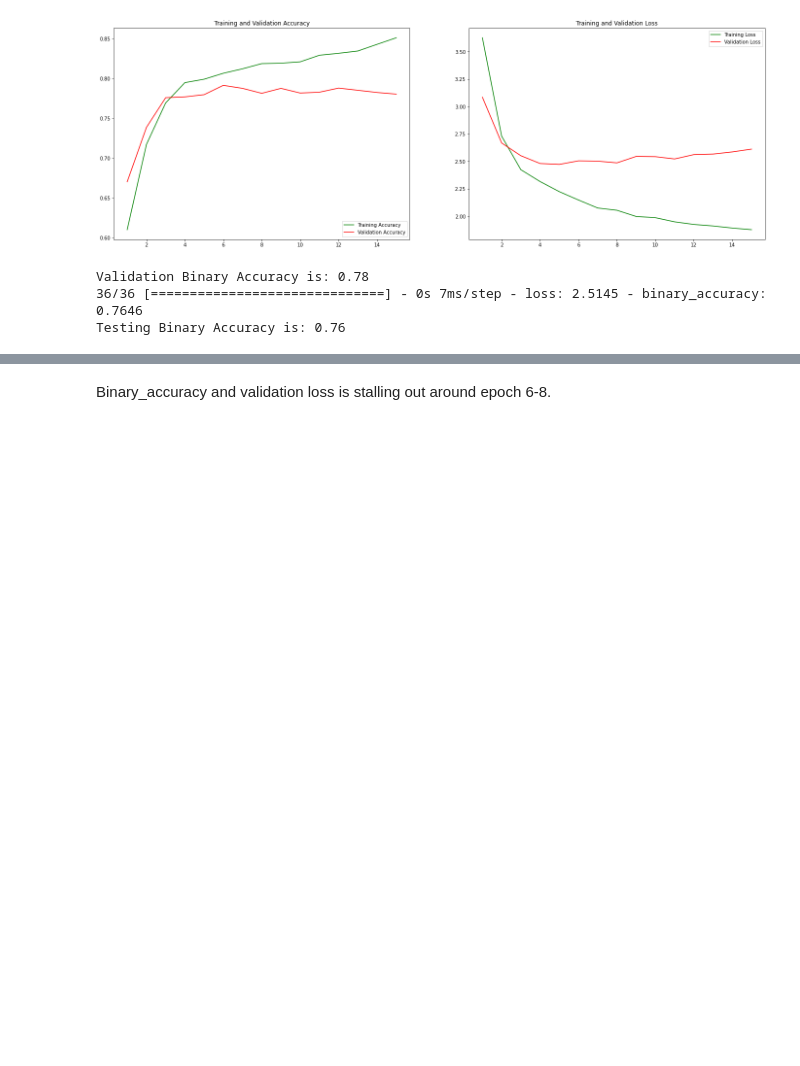
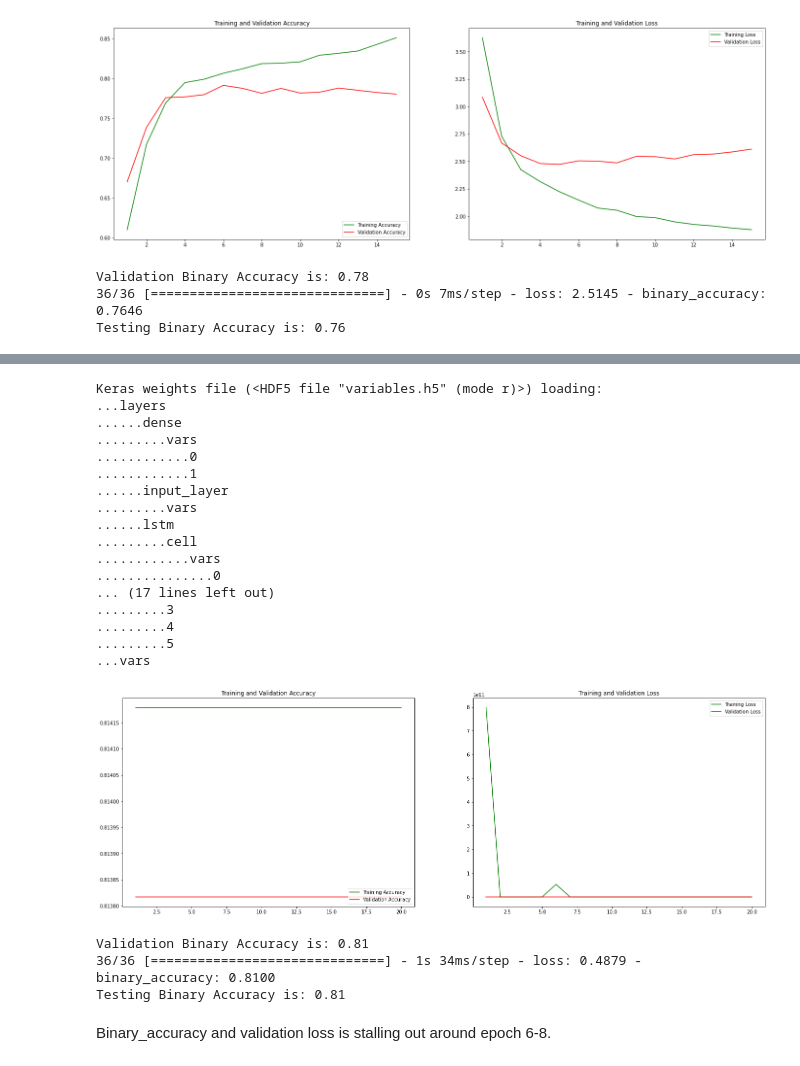
Before and after one commit to kjspring/stress-detection-wearable-devices, a Jupyter notebook: modeling_WESAD.ipynb, the cells around one changed output, grey strips where cells are left out. Saved outputs shown, nothing was run; the diff lists cells and outputs as text; code cells hidden in the pictures; blank space fills up the shorter version.

Commit message:
Fixing model 2

```diff
--- a/modeling_WESAD.ipynb
+++ b/modeling_WESAD.ipynb
@@ -207,7 +207,7 @@ def evaluate_model(model_filepath, history_filepath, val_data, test_data, save_p
                                   use_multiprocessing=True,
                                   batch_size=batch_size)
   print(f'Testing Binary Accuracy is: {model_eval_test[1]:.2f}')
-  return model
+  return model, fit_history
 # %%
 '''
 Model_0: Densely Connected Network
@@ -355,0 +336,5 @@ Epoch 6: early stopping
+# %%
+# Parameters for fitting and saving model training data
+epochs = 200
+model_1_filepath = 'models/model_1_lstm.keras'
+history_1_filepath = 'models/trainHistoryDict/model_1_lstm_history.pkl'
@@ -355,0 +369,8 @@ Epoch 6: early stopping
+# %%
+# Load and Evaluate Model
+model_1, history_1 = evaluate_model(model_1_filepath,
+                         history_1_filepath,
+                         val_data_gen,
+                         test_data_gen,
+                         'models/evaluate/model_0_evaluation.pdf')
+# %% [output]
@@ -356,2 +385,23 @@ Epoch 6: early stopping
+Keras weights file (<HDF5 file "variables.h5" (mode r)>) loading:
+...layers
+......dense
+.........vars
+............0
+............1
+......input_layer
+.........vars
+......lstm
+.........cell
+............vars
+...............0
+... (17 lines left out)
+.........3
+.........4
+.........5
+...vars
+[figure, added]
+Validation Binary Accuracy is: 0.81
+36/36 [==============================] - 1s 34ms/step - loss: 0.4879 - binary_accuracy: 0.8100
+Testing Binary Accuracy is: 0.81
 # %% [markdown]
 Binary_accuracy and validation loss is stalling out around epoch 6-8.
```
Also changed, not shown: parts of 16 cells of this notebook.
